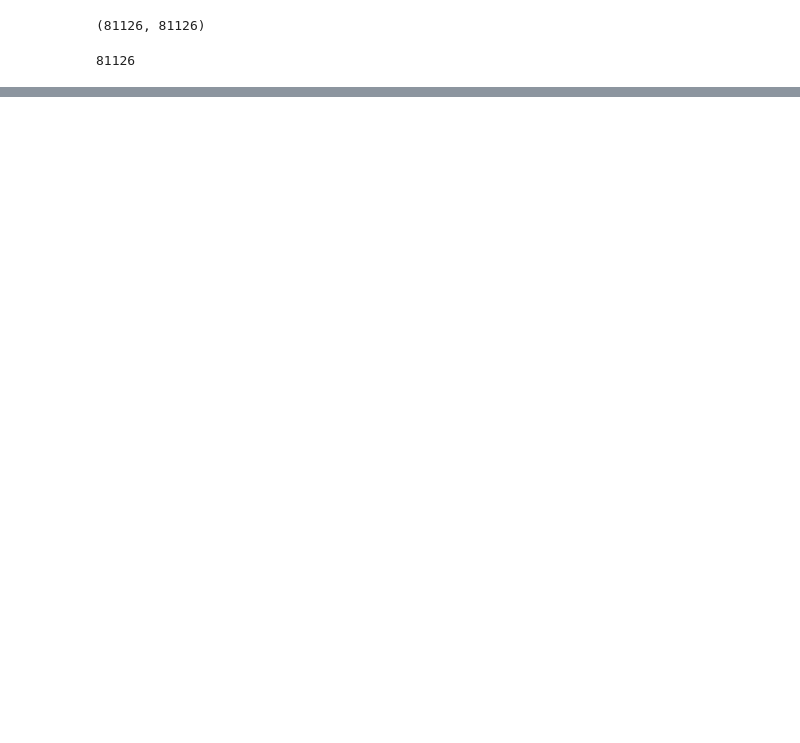
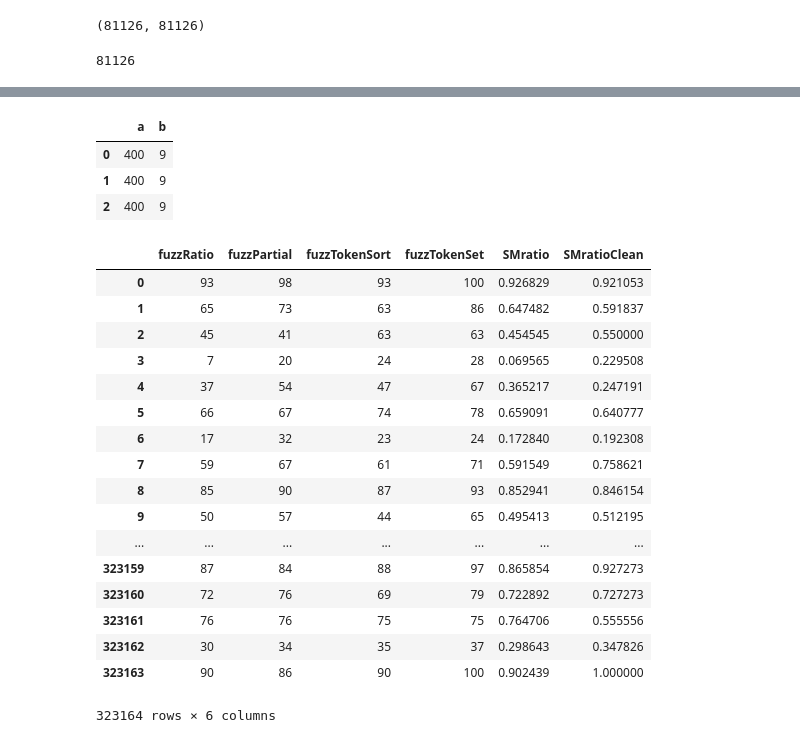
Before and after one commit to JessyBosman1/KaggleQpairs, a Jupyter notebook: Neural_Network_Base.ipynb, the cells around one changed output, grey strips where cells are left out. Cells and saved outputs as stored; diff of their text form; code cells hidden in the pictures; blank space fills up the shorter version.

```diff
--- a/Neural_Network_Base.ipynb
+++ b/Neural_Network_Base.ipynb
@@ -201,0 +299,4 @@ submission.to_csv('result/submission.csv', index = False)
+# %%
+test_data['SMratioClean'] = test_data.apply(partial(stringmatcher, column1='clean1', column2='clean2'), axis=1)
+# %%
+test_data['SMratio'] = test_data.apply(partial(stringmatcher, column1='clean1', column2='clean2'), axis=1)
@@ -201,0 +312,18 @@ submission.to_csv('result/submission.csv', index = False)
+# %%
+import pandas as pd
+def multiplier(x):
+    return x * 100
+# %%
+df = pd.DataFrame([[4,9],] * 3, columns = ['a', 'b'])
+df['a'] = df['a'].apply(multiplier)
+df
+# %% [output]
+|  | a | b |
+| 0 | 400 | 9 |
+| 1 | 400 | 9 |
+| 2 | 400 | 9 |
+# %%
+data_set['SMratio'] = data_set['SMratio'].apply(multiplier)
+data_set['SMratioClean'] = data_set['SMratioClean'].apply(multiplier)
+test_data['SMratio'] = test_data['SMratio'].apply(multiplier)
+test_data['SMratioClean'] = test_data['SMratioClean'].apply(multiplier)
@@ -201,0 +332,27 @@ submission.to_csv('result/submission.csv', index = False)
+# %%
+# Hiermee haalt hij momenteel de 70% accuracy
+X_train = data_set[['fuzzRatio', 'fuzzPartial', 'fuzzTokenSort', 'fuzzTokenSet', 'SMratio', 'SMratioClean']]
+y_train = data_set['is_duplicate_y']
+
+# there is no training data available, we only need to classify
+y_test = []
+X_test = test_data[['fuzzRatio', 'fuzzPartial', 'fuzzTokenSort', 'fuzzTokenSet', 'SMratio', 'SMratioClean']]
+# %% [output]
+|  | fuzzRatio | fuzzPartial | fuzzTokenSort | fuzzTokenSet | SMratio | SMratioClean |
+| 0 | 93 | 98 | 93 | 100 | 0.926829 | 0.921053 |
+| 1 | 65 | 73 | 63 | 86 | 0.647482 | 0.591837 |
+| 2 | 45 | 41 | 63 | 63 | 0.454545 | 0.550000 |
+| 3 | 7 | 20 | 24 | 28 | 0.069565 | 0.229508 |
+| 4 | 37 | 54 | 47 | 67 | 0.365217 | 0.247191 |
+| 5 | 66 | 67 | 74 | 78 | 0.659091 | 0.640777 |
+| 6 | 17 | 32 | 23 | 24 | 0.172840 | 0.192308 |
+| 7 | 59 | 67 | 61 | 71 | 0.591549 | 0.758621 |
+| 8 | 85 | 90 | 87 | 93 | 0.852941 | 0.846154 |
+| 9 | 50 | 57 | 44 | 65 | 0.495413 | 0.512195 |
+| ... | ... | ... | ... | ... | ... | ... |
+| 323159 | 87 | 84 | 88 | 97 | 0.865854 | 0.927273 |
+| 323160 | 72 | 76 | 69 | 79 | 0.722892 | 0.727273 |
+| 323161 | 76 | 76 | 75 | 75 | 0.764706 | 0.555556 |
+| 323162 | 30 | 34 | 35 | 37 | 0.298643 | 0.347826 |
+| 323163 | 90 | 86 | 90 | 100 | 0.902439 | 1.000000 |
+323164 rows × 6 columns
```
Also changed, not shown: parts of 35 cells of this notebook, 4 other files.
